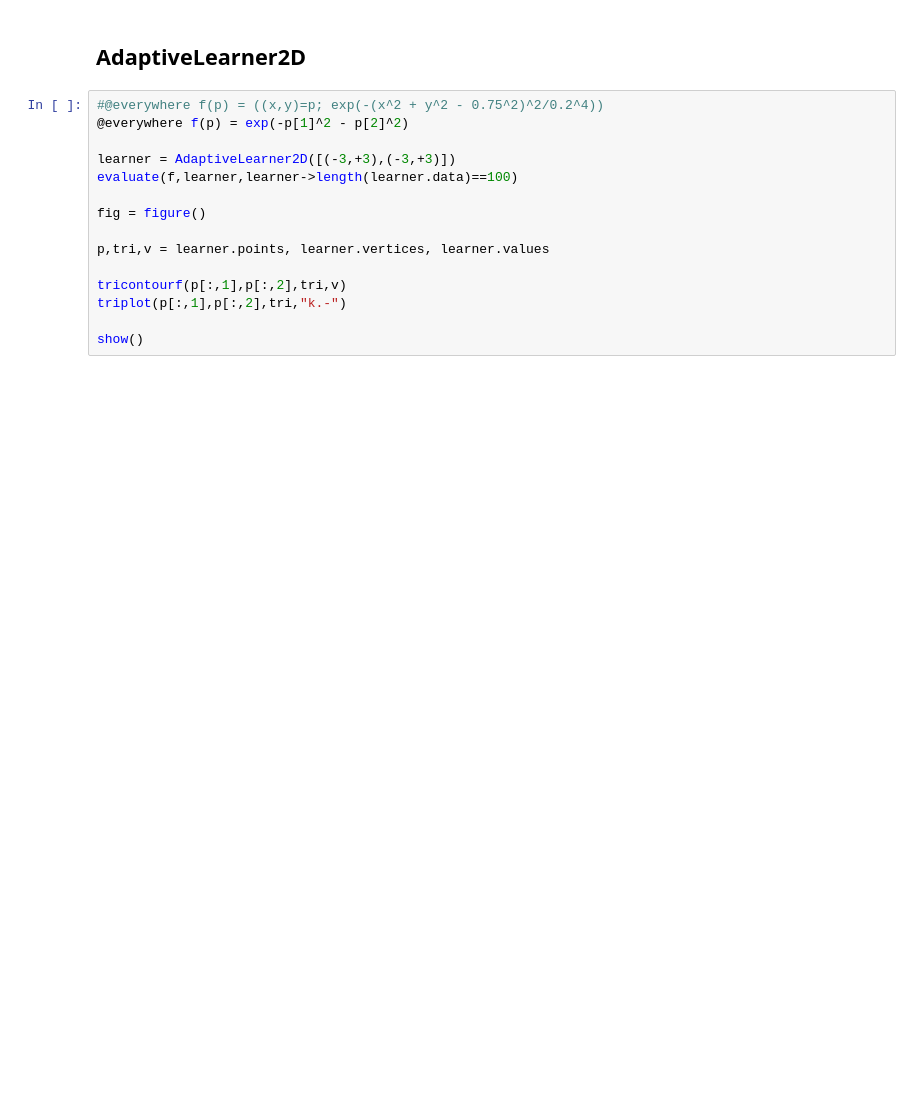
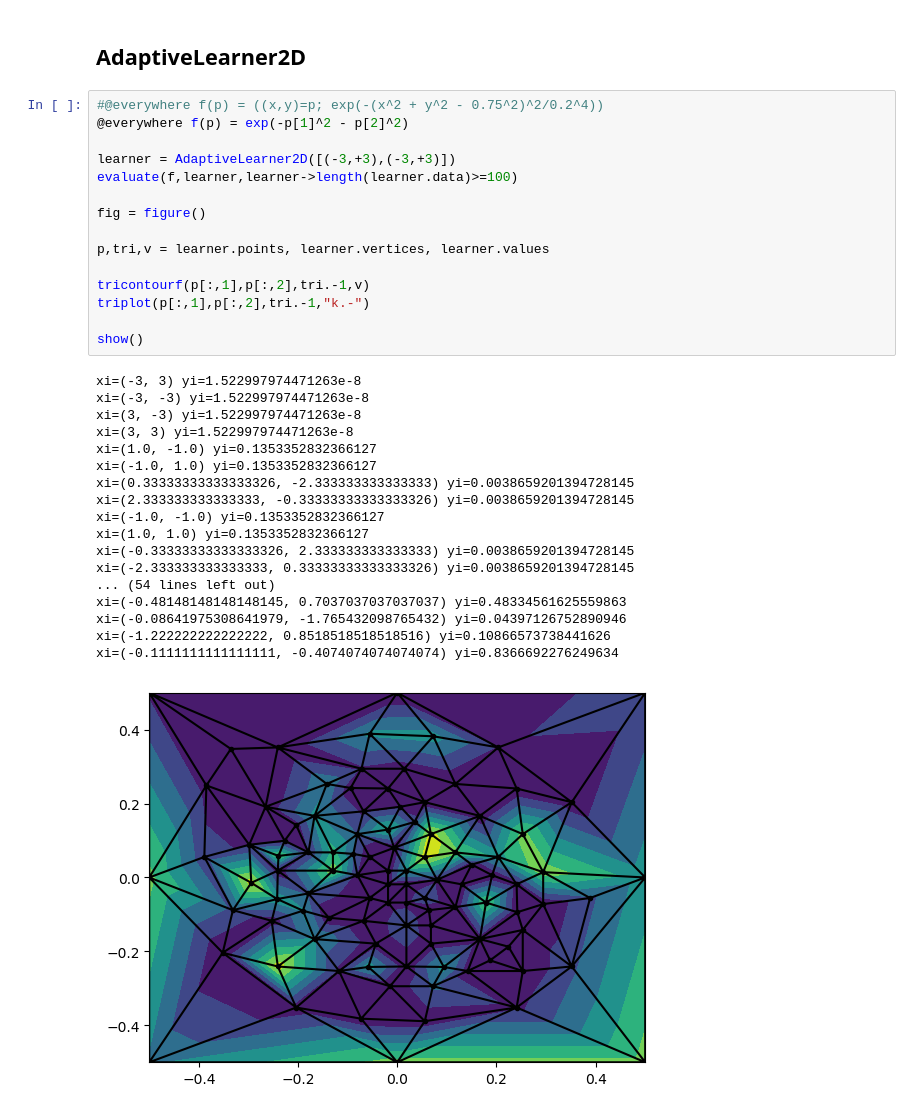
Before and after one commit to JanisErdmanis/Adaptive.jl, a Jupyter notebook: examples/usage.ipynb, the cells around one changed output. Cells and saved outputs as stored; diff of their text form; blank space fills up the shorter version.

```diff
--- a/examples/usage.ipynb
+++ b/examples/usage.ipynb
@@ -33,15 +52,34 @@ show()
 # %%
 #@everywhere f(p) = ((x,y)=p; exp(-(x^2 + y^2 - 0.75^2)^2/0.2^4))
 @everywhere f(p) = exp(-p[1]^2 - p[2]^2)
 
 learner = AdaptiveLearner2D([(-3,+3),(-3,+3)])
-evaluate(f,learner,learner->length(learner.data)==100)
+evaluate(f,learner,learner->length(learner.data)>=100)
 
 fig = figure()
 
 p,tri,v = learner.points, learner.vertices, learner.values
 
-tricontourf(p[:,1],p[:,2],tri,v)
-triplot(p[:,1],p[:,2],tri,"k.-")
+tricontourf(p[:,1],p[:,2],tri.-1,v)
+triplot(p[:,1],p[:,2],tri.-1,"k.-")
 
 show()
+# %% [output]
+xi=(-3, 3) yi=1.522997974471263e-8
+xi=(-3, -3) yi=1.522997974471263e-8
+xi=(3, -3) yi=1.522997974471263e-8
+xi=(3, 3) yi=1.522997974471263e-8
+xi=(1.0, -1.0) yi=0.1353352832366127
+xi=(-1.0, 1.0) yi=0.1353352832366127
+xi=(0.33333333333333326, -2.333333333333333) yi=0.0038659201394728145
+xi=(2.333333333333333, -0.33333333333333326) yi=0.0038659201394728145
+xi=(-1.0, -1.0) yi=0.1353352832366127
+xi=(1.0, 1.0) yi=0.1353352832366127
+xi=(-0.33333333333333326, 2.333333333333333) yi=0.0038659201394728145
+xi=(-2.333333333333333, 0.33333333333333326) yi=0.0038659201394728145
+... (54 lines left out)
+xi=(-0.48148148148148145, 0.7037037037037037) yi=0.48334561625559863
+xi=(-0.08641975308641979, -1.765432098765432) yi=0.04397126752890946
+xi=(-1.222222222222222, 0.8518518518518516) yi=0.10866573738441626
+xi=(-0.1111111111111111, -0.4074074074074074) yi=0.8366692276249634
+[figure, added]
```
Also changed, not shown: parts of 3 cells of this notebook, 1 other file.
